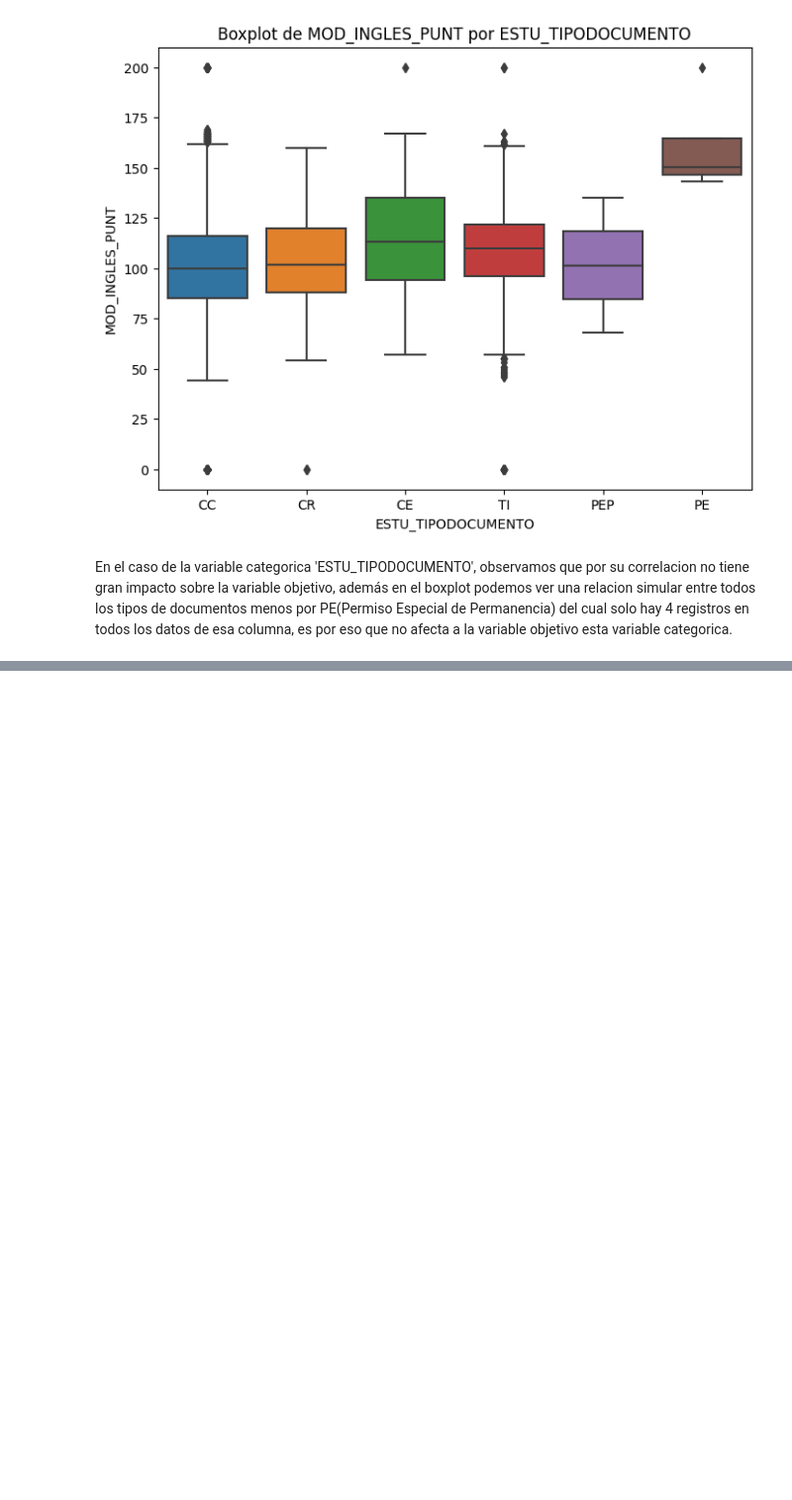
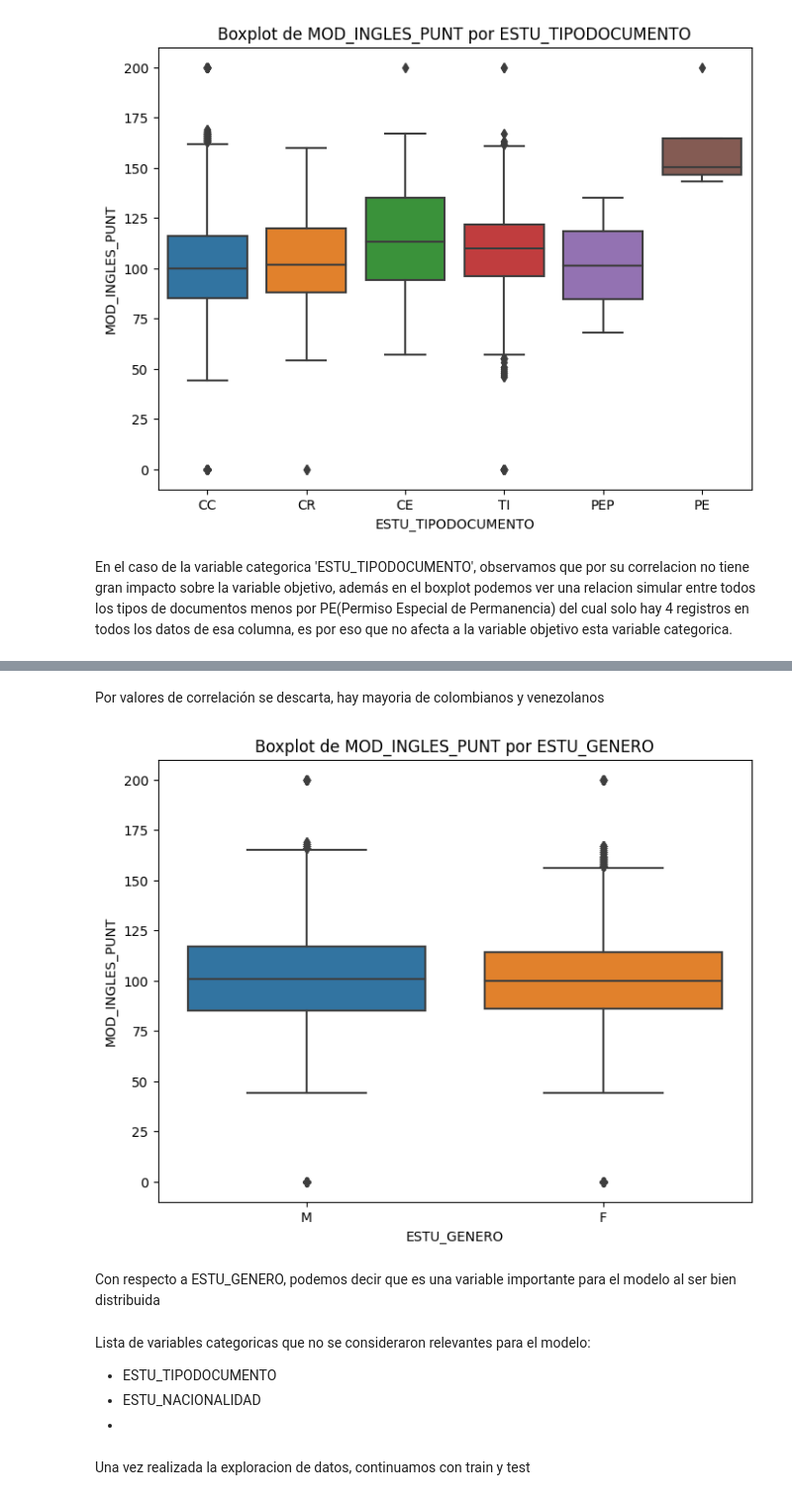
Before and after one commit to MiguelRiosT/Estadistica3_2023-2, a Jupyter notebook: Tarea2/Punto3Regresion.ipynb, the cells around one changed output, grey strips where cells are left out. Shown at 99% size. Saved outputs shown, nothing was run; the diff lists cells and outputs as text; code cells hidden in the pictures; blank space fills up the shorter version.

```diff
--- a/Tarea2/Punto3Regresion.ipynb
+++ b/Tarea2/Punto3Regresion.ipynb
@@ -55,0 +44,28 @@ Antes de analizar y filtrar aquellos variables que son más relevantes para el m
+# %%
+df.fillna(df['PERIODO'].mean(), inplace=True)
+df.fillna(df['ESTU_COD_RESIDE_DEPTO'].mean(), inplace=True)
+df.fillna(df['ESTU_COD_RESIDE_MCPIO'].mean(), inplace=True)
+df.fillna(df['ESTU_COD_COLE_MCPIO_TERMINO'].mean(), inplace=True)
+df.fillna(df['ESTU_SNIES_PRGMACADEMICO'].mean(), inplace=True)
+df.fillna(df['ESTU_PRGM_CODMUNICIPIO'].mean(), inplace=True)
+df.fillna(df['ESTU_INST_CODMUNICIPIO'].mean(), inplace=True)
+df.fillna(df['ESTU_COD_MCPIO_PRESENTACION'].mean(), inplace=True)
+df.fillna(df['ESTU_COD_DEPTO_PRESENTACION'].mean(), inplace=True)
+df.fillna(df['MOD_RAZONA_CUANTITAT_PUNT'].mean(), inplace=True)
+df.fillna(df['MOD_RAZONA_CUANTITATIVO_PNAL'].mean(), inplace=True)
+df.fillna(df['MOD_RAZONA_CUANTITATIVO_PNBC'].mean(), inplace=True)
+df.fillna(df['MOD_LECTURA_CRITICA_PUNT'].mean(), inplace=True)
+df.fillna(df['MOD_LECTURA_CRITICA_PNAL'].mean(), inplace=True)
+df.fillna(df['MOD_LECTURA_CRITICA_PNBC'].mean(), inplace=True)
+df.fillna(df['MOD_COMPETEN_CIUDADA_PUNT'].mean(), inplace=True)
+df.fillna(df['MOD_COMPETEN_CIUDADA_PNAL'].mean(), inplace=True)
+df.fillna(df['MOD_INGLES_PUNT'].mean(), inplace=True)
+df.fillna(df['MOD_INGLES_PNAL'].mean(), inplace=True)
+df.fillna(df['MOD_INGLES_PNBC'].mean(), inplace=True)
+df.fillna(df['MOD_COMUNI_ESCRITA_PUNT'].mean(), inplace=True)
+df.fillna(df['MOD_COMUNI_ESCRITA_DESEM'].mean(), inplace=True)
+df.fillna(df['MOD_COMUNI_ESCRITA_PNAL'].mean(), inplace=True)
+df.fillna(df['MOD_COMUNI_ESCRITA_PNBC'].mean(), inplace=True)
+df.fillna(df['PUNT_GLOBAL'].mean(), inplace=True)
+df.fillna(df['PERCENTIL_GLOBAL'].mean(), inplace=True)
+df.fillna(df['PERCENTIL_NBC'].mean(), inplace=True)
@@ -182,0 +239,25 @@ De aqui en adelante usaré la correlación para analizar las dummie variables
+# %% [markdown]
+Por valores de correlación se descarta, hay mayoria de colombianos y venezolanos
+# %%
+variables_categoricas = ['ESTU_GENERO']
+variables_de_interes = ['MOD_INGLES_PUNT']
+df_subset = df[variables_categoricas + variables_de_interes]
+# Crea un boxplot
+plt.figure(figsize=(8, 6))
+sns.boxplot(x='ESTU_GENERO', y='MOD_INGLES_PUNT', data=df_subset)
+plt.xlabel('ESTU_GENERO')
+plt.ylabel('MOD_INGLES_PUNT')
+plt.title('Boxplot de MOD_INGLES_PUNT por ESTU_GENERO')
+plt.show()
+# %% [output]
+[figure, added]
+# %% [markdown]
+Con respecto a ESTU_GENERO, podemos decir que es una variable importante para el modelo al ser bien distribuida
+# %% [markdown]
+Lista de variables categoricas que no se consideraron relevantes para el modelo:
+
+- ESTU_TIPODOCUMENTO
+- ESTU_NACIONALIDAD
+-
+# %% [markdown]
+Una vez realizada la exploracion de datos, continuamos con train y test
```
Also changed, not shown: parts of 13 cells of this notebook, 1 other file.
